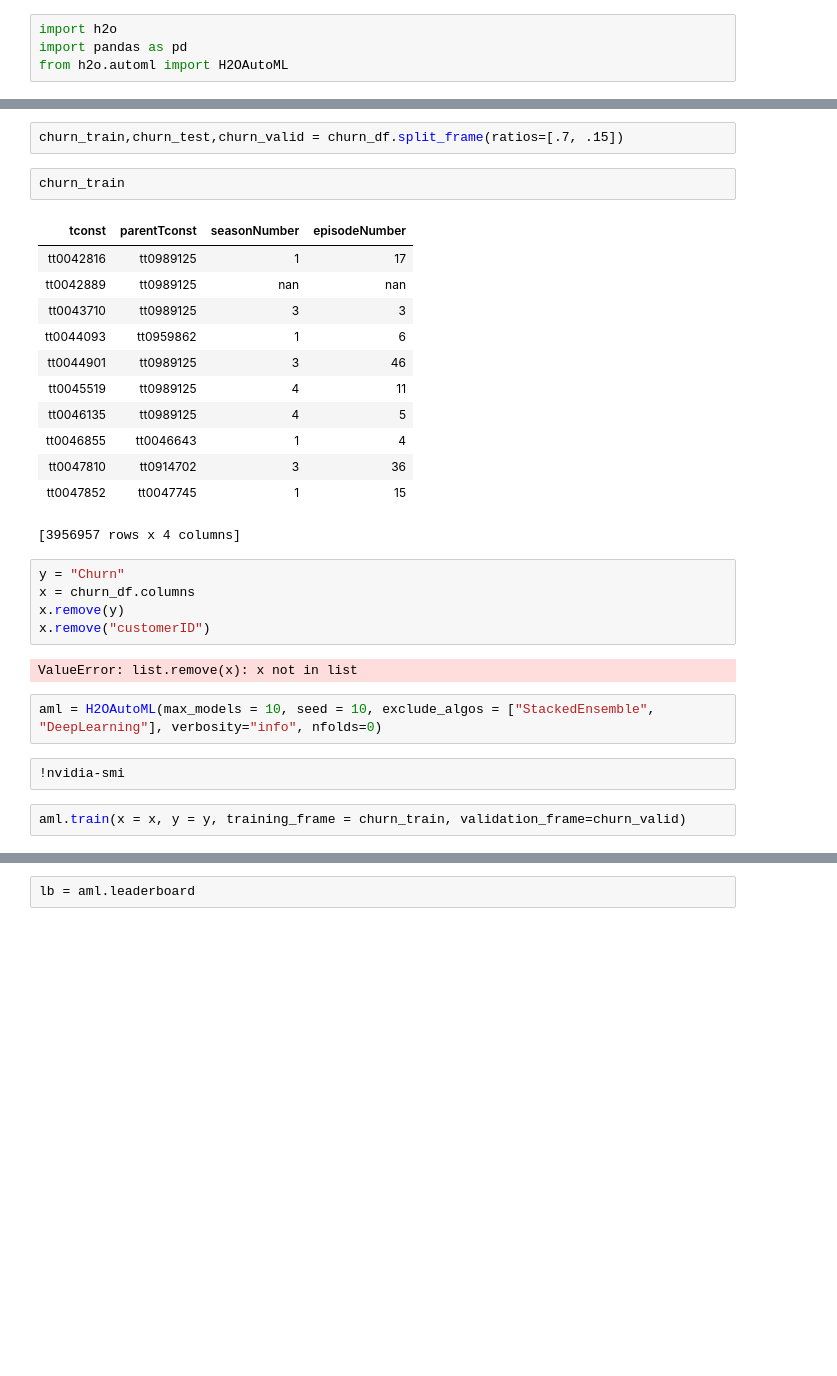
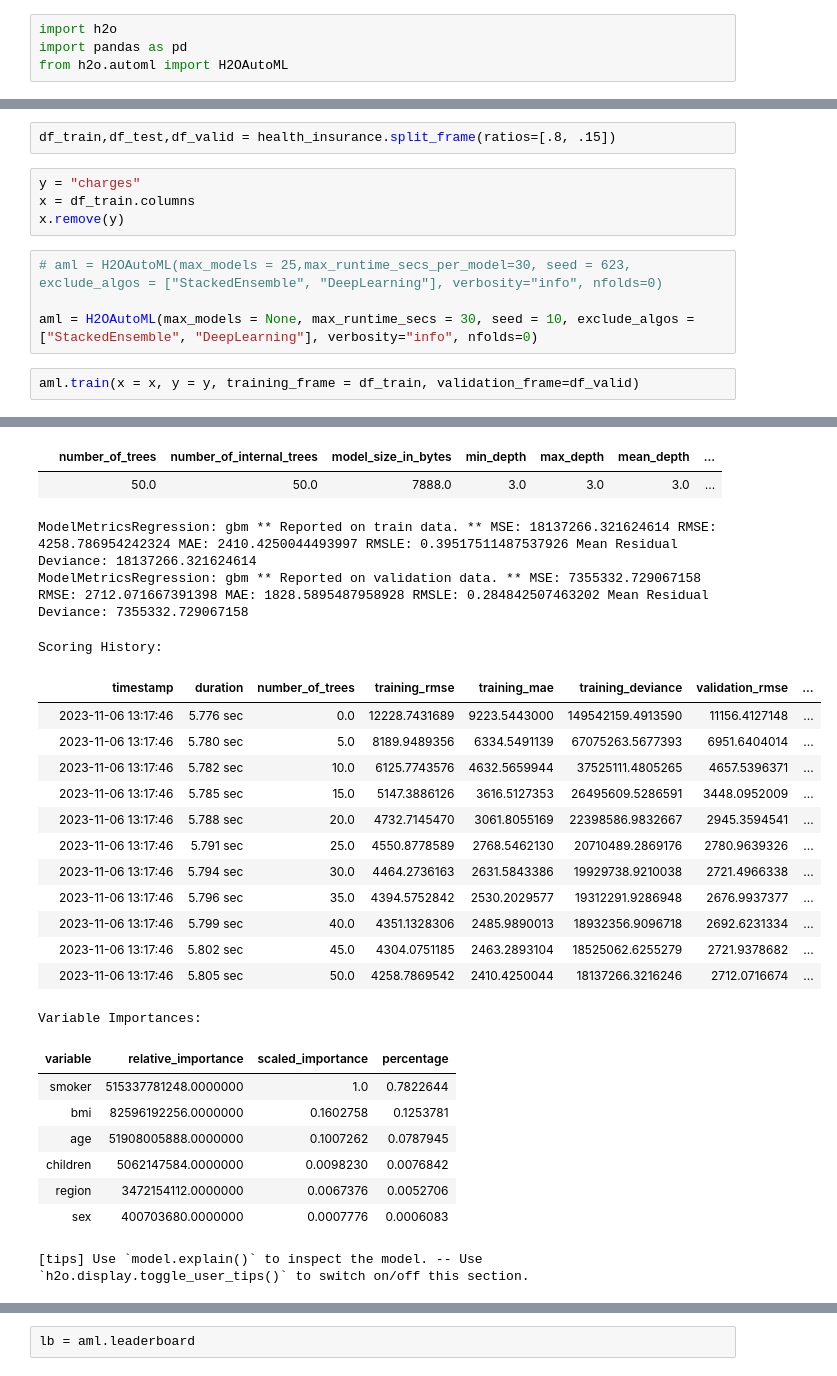
Before and after one commit to CoDS-GCS/CatDB, a Jupyter notebook: benchmarks/titanic_H2O.ipynb, the cells around one changed output, grey strips where cells are left out. Saved outputs shown, nothing was run; the diff lists cells and outputs as text; blank space fills up the shorter version.

```diff
--- a/benchmarks/titanic_H2O.ipynb
+++ b/benchmarks/titanic_H2O.ipynb
@@ -63,30 +52,13 @@ Cols:4
-# %%
-churn_train,churn_test,churn_valid = churn_df.split_frame(ratios=[.7, .15])
-# %%
-churn_train
-# %% [output]
-| tconst | parentTconst | seasonNumber | episodeNumber |
-| tt0042816 | tt0989125 | 1 | 17 |
-| tt0042889 | tt0989125 | nan | nan |
-| tt0043710 | tt0989125 | 3 | 3 |
-| tt0044093 | tt0959862 | 1 | 6 |
-| tt0044901 | tt0989125 | 3 | 46 |
-| tt0045519 | tt0989125 | 4 | 11 |
-| tt0046135 | tt0989125 | 4 | 5 |
-| tt0046855 | tt0046643 | 1 | 4 |
-| tt0047810 | tt0914702 | 3 | 36 |
-| tt0047852 | tt0047745 | 1 | 15 |
-[3956957 rows x 4 columns]
+# %%
+df_train,df_test,df_valid = health_insurance.split_frame(ratios=[.8, .15])
 # %%
-y = "Churn"
-x = churn_df.columns
+y = "charges"
+x = df_train.columns
 x.remove(y)
-x.remove("customerID")
-# %% [output]
-ValueError: list.remove(x): x not in list
 # %%
-aml = H2OAutoML(max_models = 10, seed = 10, exclude_algos = ["StackedEnsemble", "DeepLearning"], verbosity="info", nfolds=0)
+# aml = H2OAutoML(max_models = 25,max_runtime_secs_per_model=30, seed = 623, exclude_algos = ["StackedEnsemble", "DeepLearning"], verbosity="info", nfolds=0)
+
+aml = H2OAutoML(max_models = None, max_runtime_secs = 30, seed = 10, exclude_algos = ["StackedEnsemble", "DeepLearning"], verbosity="info", nfolds=0)
-# %%
-!nvidia-smi
 # %%
-aml.train(x = x, y = y, training_frame = churn_train, validation_frame=churn_valid)
+aml.train(x = x, y = y, training_frame = df_train, validation_frame=df_valid)
+# %% [output]
@@ -92,0 +84,26 @@ aml.train(x = x, y = y, training_frame = churn_train, validation_frame=churn_val
+|  | number_of_trees | number_of_internal_trees | model_size_in_bytes | min_depth | max_depth | mean_depth | ... |
+|  | 50.0 | 50.0 | 7888.0 | 3.0 | 3.0 | 3.0 | ... |
+ModelMetricsRegression: gbm ** Reported on train data. ** MSE: 18137266.321624614 RMSE: 4258.786954242324 MAE: 2410.4250044493997 RMSLE: 0.39517511487537926 Mean Residual Deviance: 18137266.321624614
+ModelMetricsRegression: gbm ** Reported on validation data. ** MSE: 7355332.729067158 RMSE: 2712.071667391398 MAE: 1828.5895487958928 RMSLE: 0.284842507463202 Mean Residual Deviance: 7355332.729067158
+Scoring History:
+|  | timestamp | duration | number_of_trees | training_rmse | training_mae | training_deviance | validation_rmse | ... |
+|  | 2023-11-06 13:17:46 | 5.776 sec | 0.0 | 12228.7431689 | 9223.5443000 | 149542159.4913590 | 11156.4127148 | ... |
+|  | 2023-11-06 13:17:46 | 5.780 sec | 5.0 | 8189.9489356 | 6334.5491139 | 67075263.5677393 | 6951.6404014 | ... |
+|  | 2023-11-06 13:17:46 | 5.782 sec | 10.0 | 6125.7743576 | 4632.5659944 | 37525111.4805265 | 4657.5396371 | ... |
+|  | 2023-11-06 13:17:46 | 5.785 sec | 15.0 | 5147.3886126 | 3616.5127353 | 26495609.5286591 | 3448.0952009 | ... |
+|  | 2023-11-06 13:17:46 | 5.788 sec | 20.0 | 4732.7145470 | 3061.8055169 | 22398586.9832667 | 2945.3594541 | ... |
+|  | 2023-11-06 13:17:46 | 5.791 sec | 25.0 | 4550.8778589 | 2768.5462130 | 20710489.2869176 | 2780.9639326 | ... |
+|  | 2023-11-06 13:17:46 | 5.794 sec | 30.0 | 4464.2736163 | 2631.5843386 | 19929738.9210038 | 2721.4966338 | ... |
+|  | 2023-11-06 13:17:46 | 5.796 sec | 35.0 | 4394.5752842 | 2530.2029577 | 19312291.9286948 | 2676.9937377 | ... |
+|  | 2023-11-06 13:17:46 | 5.799 sec | 40.0 | 4351.1328306 | 2485.9890013 | 18932356.9096718 | 2692.6231334 | ... |
+|  | 2023-11-06 13:17:46 | 5.802 sec | 45.0 | 4304.0751185 | 2463.2893104 | 18525062.6255279 | 2721.9378682 | ... |
+|  | 2023-11-06 13:17:46 | 5.805 sec | 50.0 | 4258.7869542 | 2410.4250044 | 18137266.3216246 | 2712.0716674 | ... |
+Variable Importances:
+| variable | relative_importance | scaled_importance | percentage |
+| smoker | 515337781248.0000000 | 1.0 | 0.7822644 |
+| bmi | 82596192256.0000000 | 0.1602758 | 0.1253781 |
+| ﻿age | 51908005888.0000000 | 0.1007262 | 0.0787945 |
+| children | 5062147584.0000000 | 0.0098230 | 0.0076842 |
+| region | 3472154112.0000000 | 0.0067376 | 0.0052706 |
+| sex | 400703680.0000000 | 0.0007776 | 0.0006083 |
+[tips] Use `model.explain()` to inspect the model. -- Use `h2o.display.toggle_user_tips()` to switch on/off this section.
```
Also changed, not shown: parts of 23 cells of this notebook, 8 other files.
